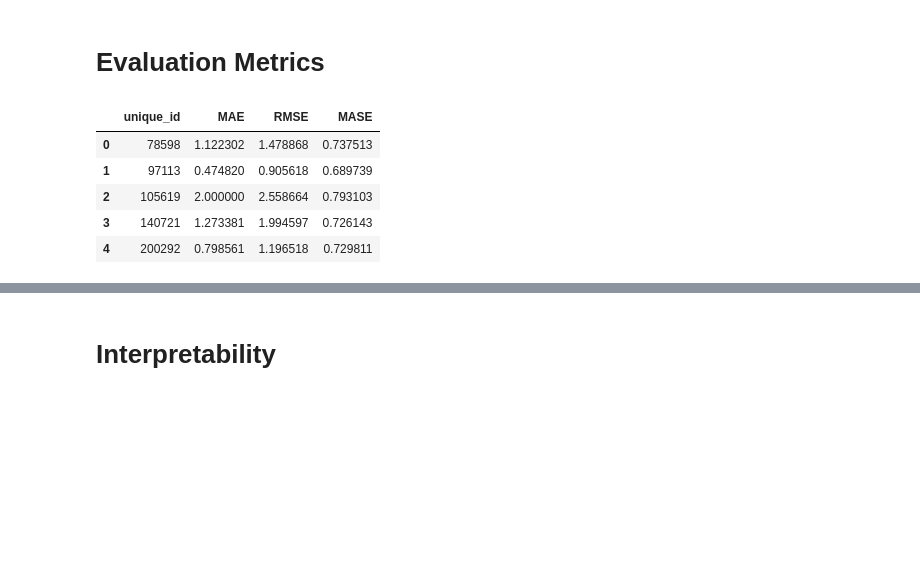
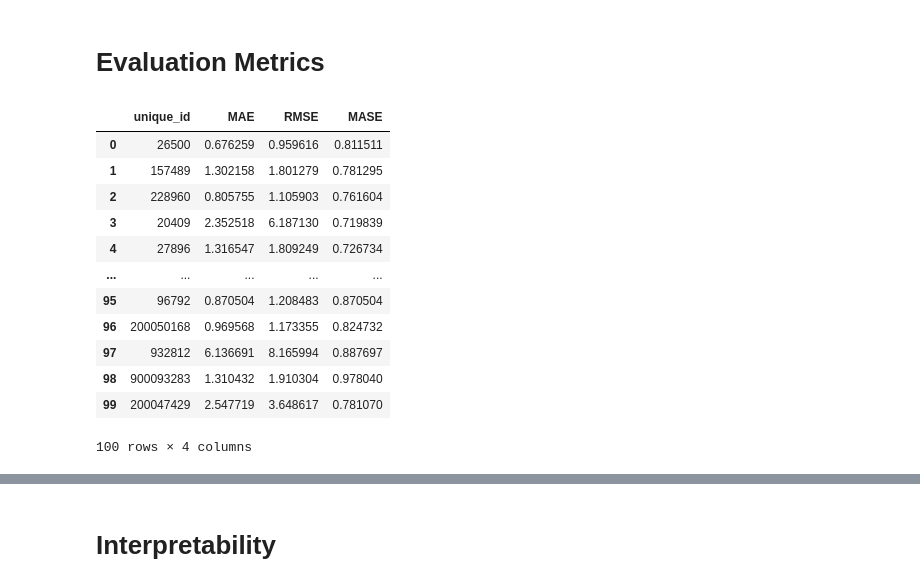
Before and after one commit to mgmicael77/FORECAST, a Jupyter notebook: xgboost-rc.ipynb, the cells around one changed output, grey strips where cells are left out. Cells and saved outputs as stored; diff of their text form; code cells hidden in the pictures; blank space fills up the shorter version.

```diff
--- a/xgboost-rc.ipynb
+++ b/xgboost-rc.ipynb
@@ -124,7 +135,9 @@ for train_idx, val_idx in tss.split(all_train_data):
     train_fold = all_train_data.iloc[train_idx]
     val_fold = all_train_data.iloc[val_idx]
 
-    FEATURES = ['unique_id','bogo', 'circular_discount', 'circular', 'circedlp', 'coupon', 'discount_value', 'discount', 'fp_discount', 'front_page', 'fpedlp', 'gas', 'nopromo']
+    #FEATURES = ['unique_id','bogo', 'circular_discount', 'circular', 'circedlp', 'coupon', 'discount_value', 'discount', 'fp_discount', 'front_page', 'fpedlp', 'gas', 'nopromo', 'category_DAIRY', 'category_DELI', 'category_FROZEN', 'category_GENERAL MERCH', 'category_GROCERY', 'category_HBC', 'category_MEAT', 'category_PRODUCE', 'category_undefined']
+    FEATURES = ['unique_id','bogo', 'circular_discount', 'circular', 'circedlp', 'coupon', 'discount_value', 'discount', 'fp_discount', 'front_page', 'fpedlp', 'gas', 'nopromo', 'category_DAIRY', 'category_FROZEN','category_GROCERY', 'category_HBC', 'category_MEAT', 'category_PRODUCE', 'category_undefined']
+    #,"unit_sales_lag_8","unit_sales_lag_9","unit_sales_lag_10","unit_sales_lag_11","unit_sales_lag_12","unit_sales_lag_13","unit_sales_lag_14"
     TARGET = 'unit_sales'
 
     X_train = train_fold[FEATURES]
@@ -174,5 +188,6 @@ Fold scores: [1.5501008939825949, 1.5554328793835728, 1.4739485779591281, 1.5581
 # %%
-FEATURES = ['unique_id','bogo', 'circular_discount', 'circular', 'circedlp', 'coupon', 'discount_value', 'discount', 'fp_discount', 'front_page', 'fpedlp', 'gas', 'nopromo']
+#FEATURES = ['unique_id','bogo', 'circular_discount', 'circular', 'circedlp', 'coupon', 'discount_value', 'discount', 'fp_discount', 'front_page', 'fpedlp', 'gas', 'nopromo', 'category_DAIRY', 'category_DELI', 'category_FROZEN', 'category_GENERAL MERCH', 'category_GROCERY', 'category_HBC', 'category_MEAT', 'category_PRODUCE', 'category_undefined',"unit_sales_lag_1","unit_sales_lag_2","unit_sales_lag_3","unit_sales_lag_4","unit_sales_lag_5","unit_sales_lag_6","unit_sales_lag_7"]
+FEATURES = ['unique_id','bogo', 'circular_discount', 'circular', 'circedlp', 'coupon', 'discount_value', 'discount', 'fp_discount', 'front_page', 'fpedlp', 'gas', 'nopromo', 'category_DAIRY', 'category_FROZEN', 'category_GROCERY', 'category_HBC', 'category_MEAT', 'category_PRODUCE', 'category_undefined']
 TARGET = 'unit_sales'
 
 X_all = all_train_data[FEATURES]
@@ -232,7 +251,7 @@ def make_prediction(unique_id, train_test_data, reg, FEATURES, TARGET, window_si
         # Fit the model on the window
         reg.fit(X_window, y_window,
                 eval_set=[(X_window, y_window)],
-                verbose=100)
+                verbose=False)
 
         # Make a prediction for the next day
         X_next_day = test_unique_id[FEATURES].iloc[i+window_size]
@@ -337,7 +313,7 @@ for unique_id in random_unique_ids:
 
     # Get the predicted values directly from the 'results_filtered' DataFrame
     Y_pred_filtered = results_filtered['predicted'].values
-
+    '''
     # Plot the training data, test data, and predicted values for the current unique_id
     plt.figure(figsize=(15, 5))
     plt.plot(train_filtered.index[-len(Y_train_filtered):], Y_train_filtered, label='Training Data')
@@ -348,3 +324,4 @@ for unique_id in random_unique_ids:
     plt.ylabel('Unit Sales')
     plt.legend()
     plt.show()
+    '''
@@ -362,39 +333,46 @@ from sklearn.metrics import mean_absolute_error, mean_squared_error
 def mean_absolute_scaled_error(actuals, predicted, seasonality=1):
     mae = np.mean(np.abs(actuals - predicted))
     naive_mae = np.mean(np.abs(actuals[seasonality:] - actuals[:-seasonality]))
     return mae / naive_mae
 
 results = []
 
 # Loop through each unique_id in the predictions_df
 for unique_id in random_unique_ids:
     unique_id_predictions = predictions_df[predictions_df['unique_id'] == unique_id]
     actuals = unique_id_predictions['actuals'].values
     predicted = unique_id_predictions['predicted'].values
 
     # Calculate the error metrics
     mae = mean_absolute_error(actuals, predicted)
     rmse = np.sqrt(mean_squared_error(actuals, predicted))
     mase = mean_absolute_scaled_error(actuals, predicted)
 
     results.append({'unique_id': unique_id,
                     'MAE': mae,
                     'RMSE': rmse,
                     'MASE': mase})
 
 # Save the results in a new DataFrame
 results_df = pd.DataFrame(results)
 
-results_df.to_csv('metrics_xgboost.csv', index=False)
+results_df.to_csv('xgboost_metrics.csv', index=False)
 
 results_df
 # %% [output]
 |  | unique_id | MAE | RMSE | MASE |
-| 0 | 78598 | 1.122302 | 1.478868 | 0.737513 |
-| 1 | 97113 | 0.474820 | 0.905618 | 0.689739 |
-| 2 | 105619 | 2.000000 | 2.558664 | 0.793103 |
-| 3 | 140721 | 1.273381 | 1.994597 | 0.726143 |
-| 4 | 200292 | 0.798561 | 1.196518 | 0.729811 |
+| 0 | 26500 | 0.676259 | 0.959616 | 0.811511 |
+| 1 | 157489 | 1.302158 | 1.801279 | 0.781295 |
+| 2 | 228960 | 0.805755 | 1.105903 | 0.761604 |
+| 3 | 20409 | 2.352518 | 6.187130 | 0.719839 |
+| 4 | 27896 | 1.316547 | 1.809249 | 0.726734 |
+| ... | ... | ... | ... | ... |
+| 95 | 96792 | 0.870504 | 1.208483 | 0.870504 |
+| 96 | 200050168 | 0.969568 | 1.173355 | 0.824732 |
+| 97 | 932812 | 6.136691 | 8.165994 | 0.887697 |
+| 98 | 900093283 | 1.310432 | 1.910304 | 0.978040 |
+| 99 | 200047429 | 2.547719 | 3.648617 | 0.781070 |
+100 rows × 4 columns
 # %%
 import plotly.graph_objs as go
 
```
Also changed, not shown: parts of 14 cells of this notebook.
